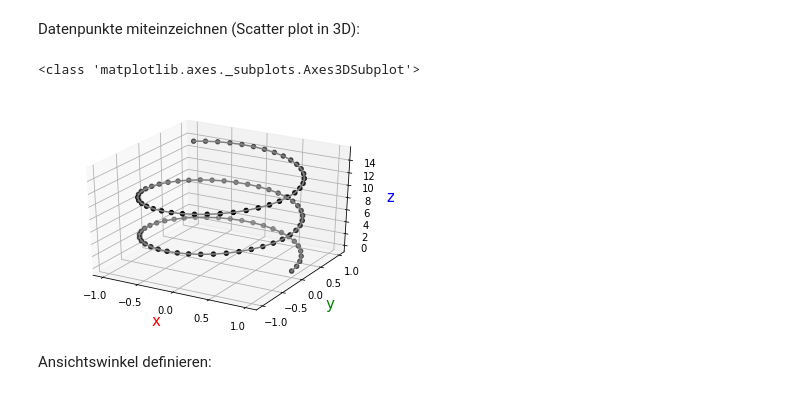
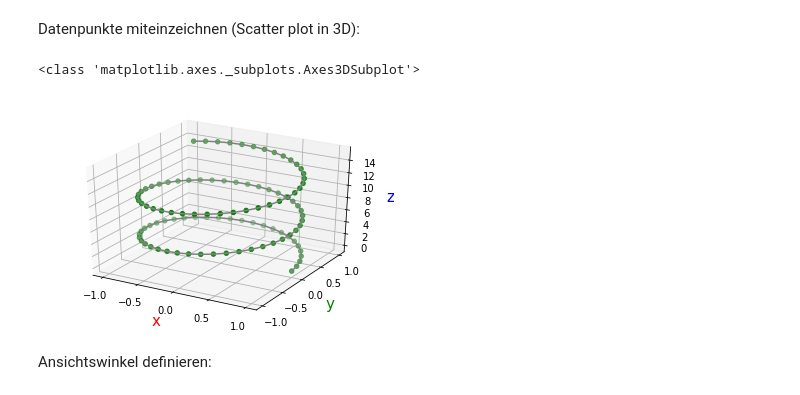
Before and after one commit to juebrauer/course_introduction_to_python, a Jupyter notebook: 07_matplotlib_grundlagen/matplotlib_grundlagen.ipynb, the cells around one changed output. Drawn from its saved outputs; the diff is of its cells as text; code cells hidden in the pictures.

```diff
--- a/07_matplotlib_grundlagen/matplotlib_grundlagen.ipynb
+++ b/07_matplotlib_grundlagen/matplotlib_grundlagen.ipynb
@@ -943,24 +950,24 @@ Datenpunkte miteinzeichnen (Scatter plot in 3D):
 # %%
 plt.clf()
 
 ax = plt.axes(projection="3d")
 print(type(ax))
 
 ax.plot3D(x_werte, y_werte, z_werte, 'gray')
 
 ax.set_xticks( np.arange(-1.0, 1.01, 0.5) )
 ax.set_yticks( np.arange(-1.0, 1.01, 0.5) )
 
 ax.set_xlabel("x", fontsize=15, color ="red")
 ax.set_ylabel("y", fontsize=15, color ="green")
 ax.set_zlabel("z", fontsize=15, color ="blue")
 
-ax.scatter3D(x_werte, y_werte, z_werte, color="black");
+ax.scatter3D(x_werte, y_werte, z_werte, color="green");
 
 plt.show()
 # %% [output]
 <class 'matplotlib.axes._subplots.Axes3DSubplot'>
-[figure, old version]
+[figure, new version]
 # %% [markdown]
 Ansichtswinkel definieren:
 # %%
```
Also changed, not shown: parts of 2 cells of this notebook, 12 other files.
